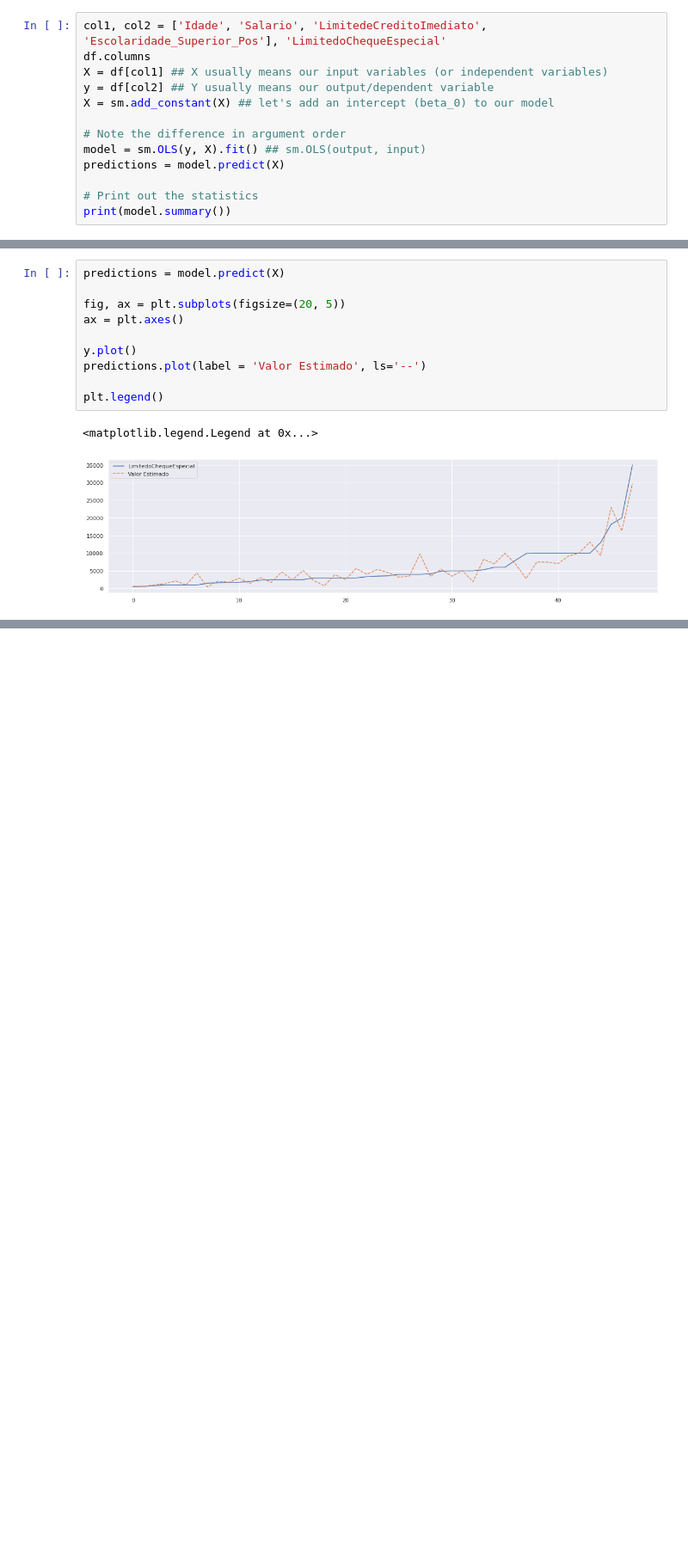
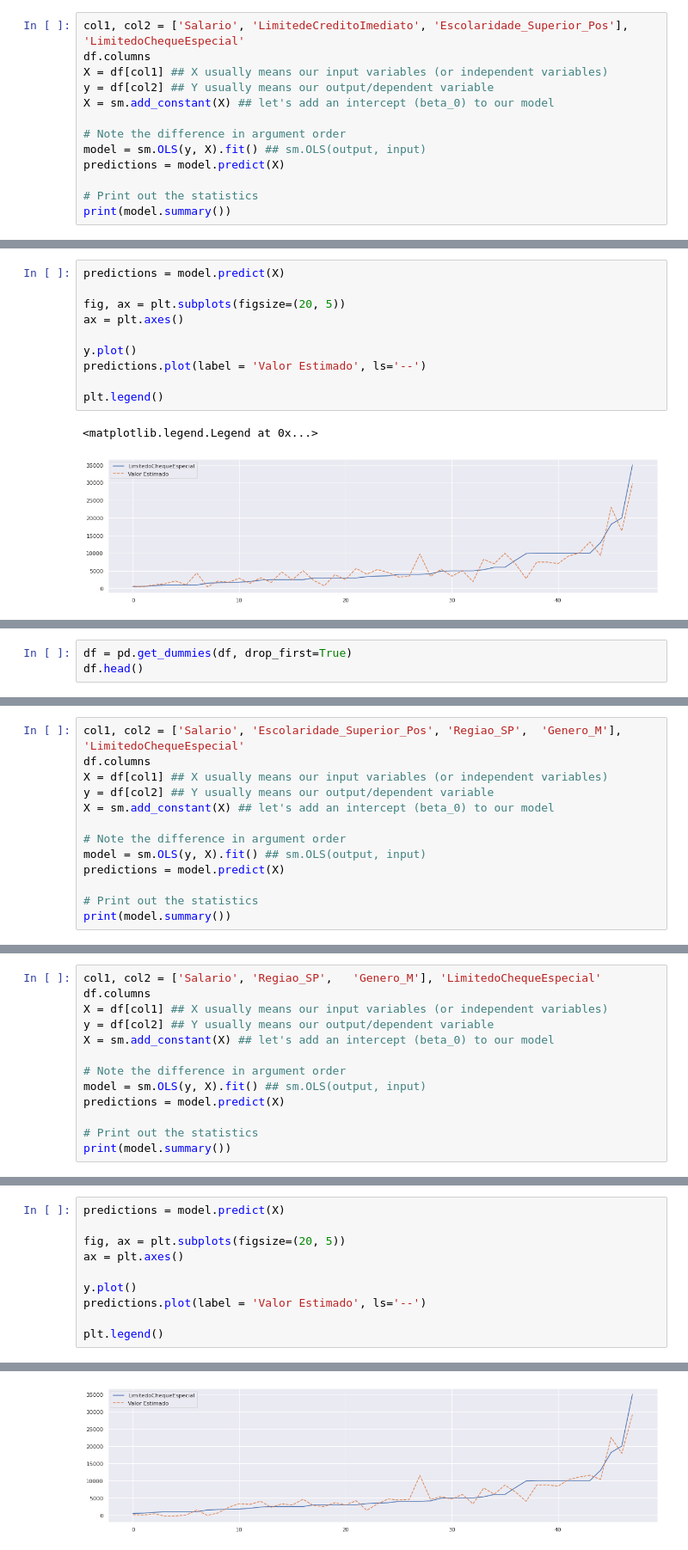
Before and after one commit to andretocci/LAAIA1, a Jupyter notebook: FIA_Pos_DS_LAAIA1_Aula_6_Analytics_Regressão_Linear.ipynb, the cells around one changed output, grey strips where cells are left out. Shown at 86% size. Cells and saved outputs as stored; diff of their text form; blank space fills up the shorter version.

```diff
--- a/FIA_Pos_DS_LAAIA1_Aula_6_Analytics_Regressão_Linear.ipynb
+++ b/FIA_Pos_DS_LAAIA1_Aula_6_Analytics_Regressão_Linear.ipynb
@@ -400,7 +406,7 @@ sns.pairplot(df)
 # %% [markdown]
 #### Modelando
 # %%
-col1, col2 = ['Idade', 'Salario', 'LimitedeCreditoImediato', 'Escolaridade_Superior_Pos'], 'LimitedoChequeEspecial'
+col1, col2 = ['Salario', 'LimitedeCreditoImediato', 'Escolaridade_Superior_Pos'], 'LimitedoChequeEspecial'
 df.columns
 X = df[col1] ## X usually means our input variables (or independent variables)
 y = df[col2] ## Y usually means our output/dependent variable
@@ -447,0 +473,3 @@ plt.legend()
+# %%
+df = pd.get_dummies(df, drop_first=True)
+df.head()
@@ -447,0 +518,13 @@ plt.legend()
+# %%
+col1, col2 = ['Salario', 'Escolaridade_Superior_Pos', 'Regiao_SP',	'Genero_M'], 'LimitedoChequeEspecial'
+df.columns
+X = df[col1] ## X usually means our input variables (or independent variables)
+y = df[col2] ## Y usually means our output/dependent variable
+X = sm.add_constant(X) ## let's add an intercept (beta_0) to our model
+
+# Note the difference in argument order
+model = sm.OLS(y, X).fit() ## sm.OLS(output, input)
+predictions = model.predict(X)
+
+# Print out the statistics
+print(model.summary())
@@ -447,0 +551,13 @@ plt.legend()
+# %%
+col1, col2 = ['Salario', 'Regiao_SP',	'Genero_M'], 'LimitedoChequeEspecial'
+df.columns
+X = df[col1] ## X usually means our input variables (or independent variables)
+y = df[col2] ## Y usually means our output/dependent variable
+X = sm.add_constant(X) ## let's add an intercept (beta_0) to our model
+
+# Note the difference in argument order
+model = sm.OLS(y, X).fit() ## sm.OLS(output, input)
+predictions = model.predict(X)
+
+# Print out the statistics
+print(model.summary())
@@ -447,0 +584,11 @@ plt.legend()
+# %%
+predictions = model.predict(X)
+
+fig, ax = plt.subplots(figsize=(20, 5))
+ax = plt.axes()
+
+y.plot()
+predictions.plot(label = 'Valor Estimado', ls='--')
+
+plt.legend()
+# %% [output]
@@ -447,0 +596 @@ plt.legend()
+[figure, added]
```
Also changed, not shown: parts of 15 cells of this notebook.
